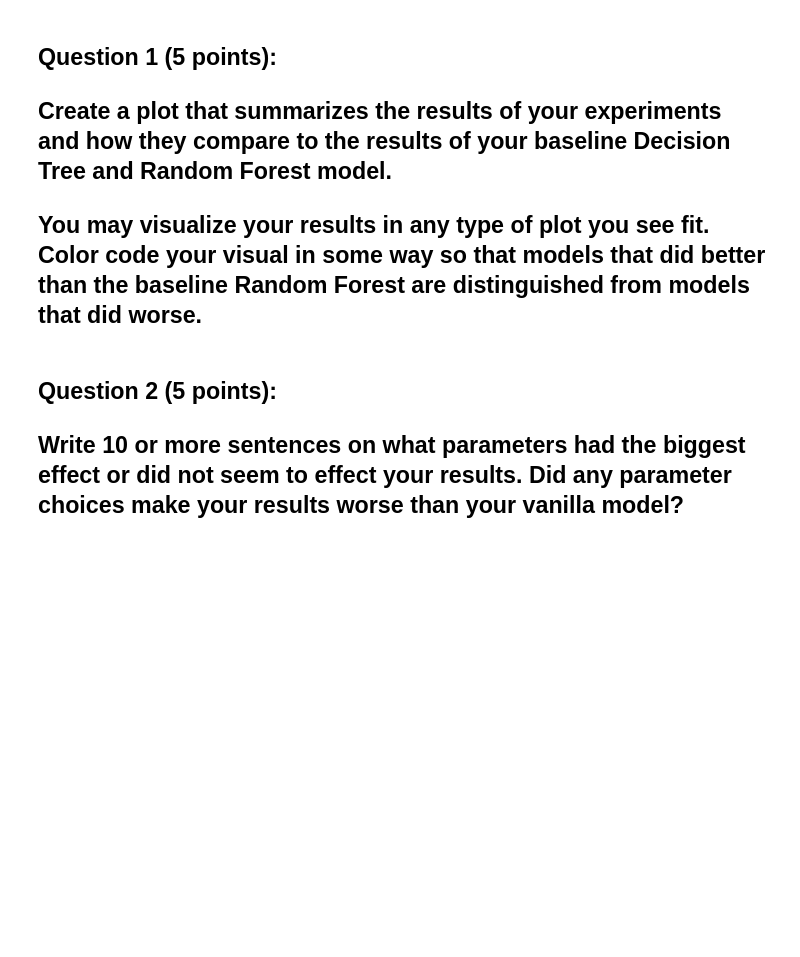
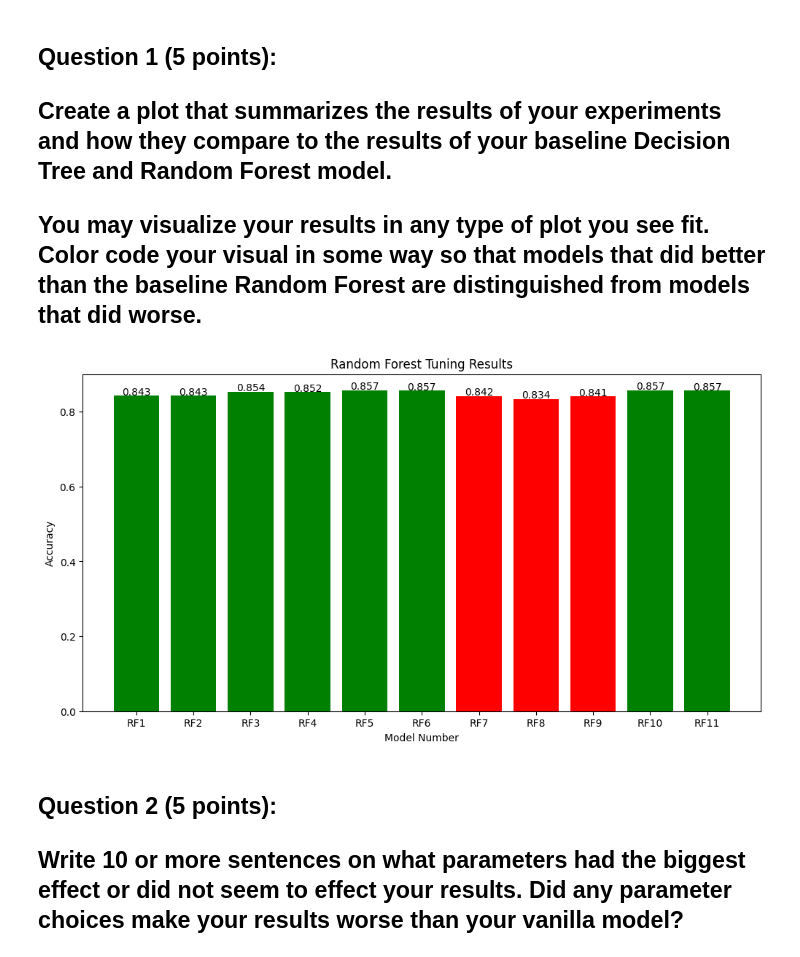
Before and after one commit to aaditiparabs/DS-3001, a Jupyter notebook: labs/Lab_3_Decision_Trees_and_Random_Forests.ipynb, the cells around one changed output. Saved outputs shown, nothing was run; the diff lists cells and outputs as text; code cells hidden in the pictures; blank space fills up the shorter version.

```diff
--- a/labs/Lab_3_Decision_Trees_and_Random_Forests.ipynb
+++ b/labs/Lab_3_Decision_Trees_and_Random_Forests.ipynb
@@ -459,6 +725,29 @@ The feature importances and decision tree show that marital status, education, a
 ## Create a plot that summarizes the results of your experiments and how they compare to the results of your baseline Decision Tree and Random Forest model.
 
 ## You may visualize your results in any type of plot you see fit. Color code your visual in some way so that models that did better than the baseline Random Forest are distinguished from models that did worse.
+# %%
+import matplotlib.pyplot as plt
+import numpy as np
+
+model_labels = [f"RF{i+1}" for i in range(len(acc_score_array))] ##labels for the tuned models
+accs = np.array(acc_score_array) #accuracy array
+colors = ['green' if acc > baselineRF_acc else 'red' for acc in accs] ##color the models, red if accuracy is lower than baseline rf
+
+#make plot
+plt.figure(figsize=(12, 6))
+plt.bar(model_labels, accs, color=colors)
+plt.ylabel("Accuracy")
+plt.xlabel("Model Number")
+plt.title("Random Forest Tuning Results")
+
+for i, acc in enumerate(accs): #add accuracy values
+    plt.text(i, acc + 0.002, f"{acc:.3f}", ha='center')
+
+
+
+plt.show()
+# %% [output]
+[figure, added]
 # %% [markdown]
 ## **Question 2 (5 points):**
 ## Write 10 or more sentences on what parameters had the biggest effect or did not seem to effect your results. Did any parameter choices make your results worse than your vanilla model?
```
Also changed, not shown: parts of 6 cells of this notebook.
